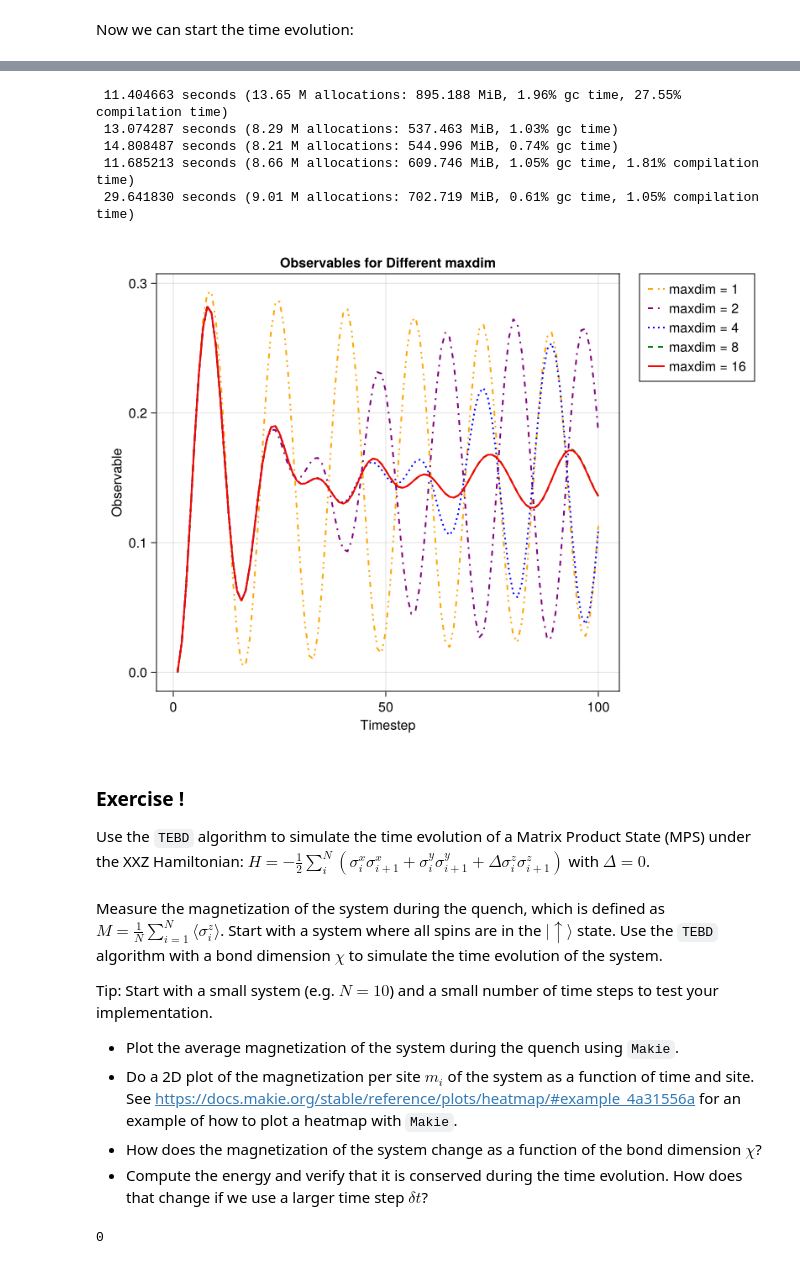
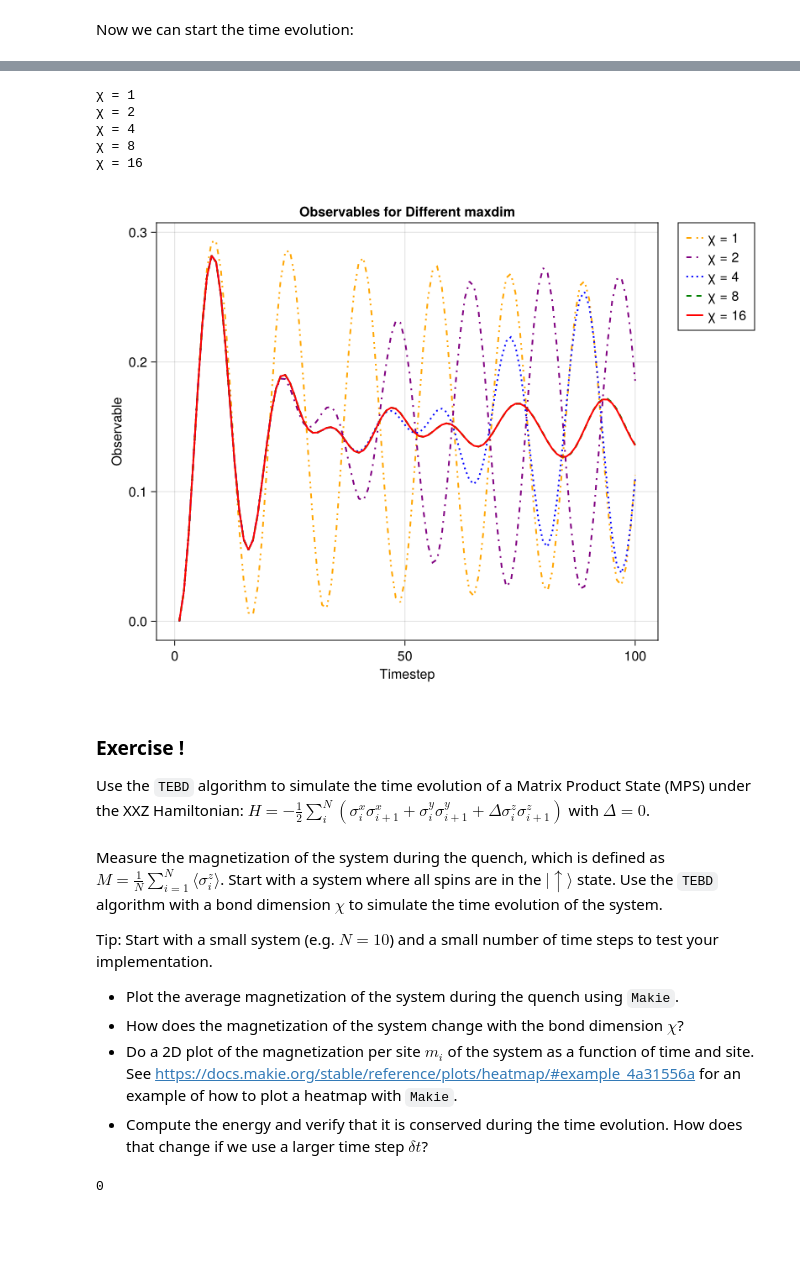
Before and after one commit to bsc-quantic/benasque-notebook, a Jupyter notebook: notebook-solutions.ipynb, the cells around one changed output, grey strips where cells are left out. Cells and saved outputs as stored; diff of their text form; code cells hidden in the pictures; blank space fills up the shorter version.

```diff
--- a/notebook-solutions.ipynb
+++ b/notebook-solutions.ipynb
@@ -368,68 +362,70 @@ ket₊ = 1/√2 * [1, 1]
 
 observables = Dense.([Z(5)])
 
-maxdims = [1, 2, 4, 8, 16]
+χ_list = [1, 2, 4, 8, 16]
 
-for maxdim in maxdims
-    # Reset ψ to its original state for each maxdim iteration
+for χ in χ_list
+    # Reset ψ to its original state for each χ iteration
     ψ = deepcopy(ψ_original)
     canonize!(ψ)
-    expectedvals_maxdim = Float64[]
+    expectedvals_χ = Float64[]
 
-    @time for it in 1:timesteps
+    @show χ
+
+    for it in 1:timesteps
         for (i,j) in Iterators.filter(==(2) ∘ length, Iterators.partition(1:n,2))
-            evolve!(ψ, trotter_XX(i,j; δₜ); maxdim=maxdim, iscanonical=true)
+            evolve!(ψ, trotter_XX(i,j; δₜ); maxdim=χ, iscanonical=true)
         end
         for (i,j) in Iterators.filter(==(2) ∘ length, Iterators.partition(2:n,2))
-            evolve!(ψ, trotter_XX(i,j; δₜ); maxdim=maxdim, iscanonical=true)
+            evolve!(ψ, trotter_XX(i,j; δₜ); maxdim=χ, iscanonical=true)
         end
         for i in 1:n
-            evolve!(ψ, trotter_Z(i; λ=0.3, δₜ); maxdim=maxdim, iscanonical=true)
+            evolve!(ψ, trotter_Z(i; λ=0.3, δₜ); maxdim=χ, iscanonical=true)
         end
-        push!(expectedvals_maxdim, abs(only(expect(ψ, observables))))
+        push!(expectedvals_χ, abs(only(expect(ψ, observables))))
     end
 
-    expectedvals[maxdim] = expectedvals_maxdim
+    expectedvals[χ] = expectedvals_χ
 end
 # %% [output]
- 11.404663 seconds (13.65 M allocations: 895.188 MiB, 1.96% gc time, 27.55% compilation time)
- 13.074287 seconds (8.29 M allocations: 537.463 MiB, 1.03% gc time)
- 14.808487 seconds (8.21 M allocations: 544.996 MiB, 0.74% gc time)
- 11.685213 seconds (8.66 M allocations: 609.746 MiB, 1.05% gc time, 1.81% compilation time)
- 29.641830 seconds (9.01 M allocations: 702.719 MiB, 0.61% gc time, 1.05% compilation time)
+χ = 1
+χ = 2
+χ = 4
+χ = 8
+χ = 16
 # %%
 using CairoMakie
 
 # Assuming `expectedvals` and `maxdims` are defined as before
 
 fig = Figure()
 ax = Axis(fig[1, 1], xlabel="Timestep", ylabel="Observable", title="Observables for Different maxdim")
 
 # Reverse the order of these arrays to match the reversed maxdims
 color_palette = reverse([:red, :green, :blue, :purple, :orange])
 line_styles = reverse([(:solid, 2), (:dash, 2), (:dot, 2), (:dashdot, 2), (:dashdotdot, 2)])
 markers = reverse([:circle, :rect, :diamond, :cross, :star5])
 
-for (index, maxdim) in enumerate(maxdims)
+for (index, χ) in enumerate(χ_list)
     # Convert expectedvals[maxdim] to a Float32 array explicitly
-    y_values = Float32.(expectedvals[maxdim])
+    y_values = Float32.(expectedvals[χ])
     x_values = Float32.(1:length(y_values)) # Ensure x values are also Float32 for consistency
 
     lines!(ax, x_values, y_values,
           color=color_palette[index],
           linestyle=line_styles[index][1],
           linewidth=line_styles[index][2],
           marker=markers[index],
           markersize=10,
-          label="maxdim = $maxdim")
+          label="χ = $χ")
 end
 
 legend = Legend(fig[1, 2], ax, valign=:top)
 fig[1, 2] = legend
 
 fig # Display the figure
 # %% [output]
-[figure, old version]
+[figure, new version]
 # %% [markdown]
 ### Exercise !
 
@@ -441,8 +437,8 @@ Start with a system where all spins are in the $|\uparrow\rangle$ state. Use the
 Tip: Start with a small system (e.g. $N=10$) and a small number of time steps to test your implementation.
 
 - Plot the average magnetization of the system during the quench using `Makie`.
+- How does the magnetization of the system change with the bond dimension $\chi$?
 - Do a 2D plot of the magnetization per site $m_{i}$ of the system as a function of time and site. See https://docs.makie.org/stable/reference/plots/heatmap/#example_4a31556a for an example of how to plot a heatmap with `Makie`.
-- How does the magnetization of the system change as a function of the bond dimension $\chi$?
 - Compute the energy and verify that it is conserved during the time evolution. How does that change if we use a larger time step $\delta t$?
 # %%
 δt = 0.1
```
Also changed, not shown: parts of 27 cells of this notebook.
